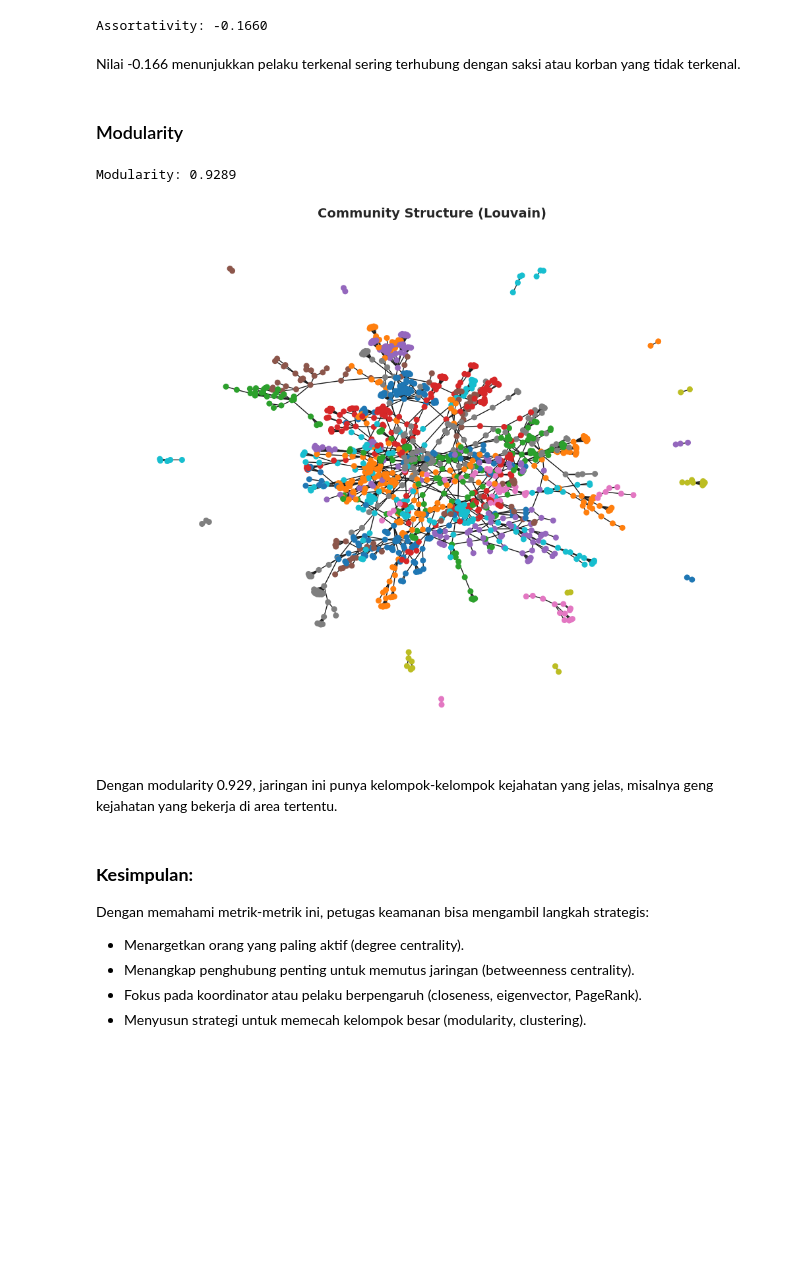
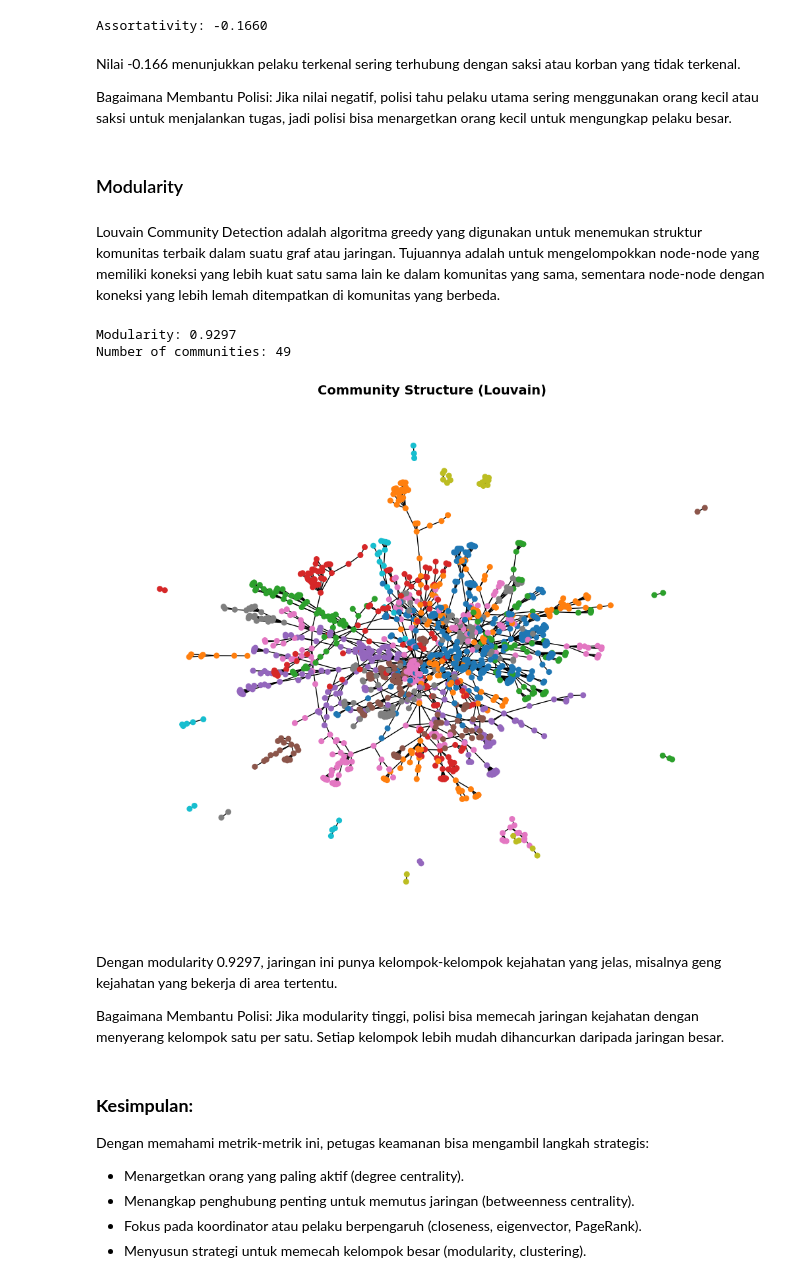
Before and after one commit to clevegiosiaa/network-graph, a Jupyter notebook: 212100125_UAS_Topik_dalam_Big_Data_Analytics.ipynb, the cells around one changed output. Saved outputs shown, nothing was run; the diff lists cells and outputs as text; code cells hidden in the pictures; blank space fills up the shorter version.

```diff
--- a/212100125_UAS_Topik_dalam_Big_Data_Analytics.ipynb
+++ b/212100125_UAS_Topik_dalam_Big_Data_Analytics.ipynb
@@ -446,2 +462,14 @@ Average degree adalah 2.1. Ini artinya rata-rata orang (pelaku, saksi, korban) h
 # %% [markdown]
 ### Clustering Coefficient
+# %%
+import networkx as nx
+
+# Calculate clustering coefficient for each node
+clustering_coefficients = nx.clustering(G)
+
+# Sort nodes by clustering coefficient in descending order
+sorted_clustering_coefficients = sorted(clustering_coefficients.items(), key=lambda item: item[1], reverse=True)
+
+# Print the sorted clustering coefficients
+for node, coefficient in sorted_clustering_coefficients:
+    print(f"Node {node}: {coefficient}")
@@ -447,0 +494,20 @@ Average degree adalah 2.1. Ini artinya rata-rata orang (pelaku, saksi, korban) h
+# %%
+clustering_coefficients = nx.clustering(G)
+node_degrees = dict(G.degree())
+
+# Create a list to store node degree and clustering coefficient pairs
+degree_clustering_data = []
+for node, degree in node_degrees.items():
+    degree_clustering_data.append((degree, clustering_coefficients[node]))
+
+# Separate degrees and clustering coefficients
+degrees, clustering_coeffs = zip(*degree_clustering_data)
+
+
+plt.figure(figsize=(10, 6))
+plt.scatter(degrees, clustering_coeffs, alpha=0.7)
+plt.xlabel("Node Degree")
+plt.ylabel("Clustering Coefficient")
+plt.title("Clustering Coefficient vs. Node Degree")
+plt.grid(True)
+plt.show()
@@ -512,36 +592,48 @@ print(f"Assortativity: {assortativity:.4f}")
 Assortativity: -0.1660
 # %% [markdown]
 Nilai -0.166 menunjukkan pelaku terkenal sering terhubung dengan saksi atau korban yang tidak terkenal.
+
+Bagaimana Membantu Polisi:
+Jika nilai negatif, polisi tahu pelaku utama sering menggunakan orang kecil atau saksi untuk menjalankan tugas, jadi polisi bisa menargetkan orang kecil untuk mengungkap pelaku besar.
 # %% [markdown]
 ### Modularity
+# %% [markdown]
+Louvain Community Detection adalah algoritma greedy yang digunakan untuk menemukan struktur komunitas terbaik dalam suatu graf atau jaringan. Tujuannya adalah untuk mengelompokkan node-node yang memiliki koneksi yang lebih kuat satu sama lain ke dalam komunitas yang sama, sementara node-node dengan koneksi yang lebih lemah ditempatkan di komunitas yang berbeda.
 # %%
 from networkx.algorithms.community import modularity
-from community import community_louvain  # Install python-louvain if necessary
+from community import community_louvain
 
 # Louvain Community Detection
 partition = community_louvain.best_partition(G)
 modularity_score = modularity(G, [set([node for node in partition if partition[node] == community])
                                   for community in set(partition.values())])
 print(f"Modularity: {modularity_score:.4f}")
 
 # Compute the best partition
 partition = community_louvain.best_partition(G)
+num_communities = len(set(partition.values()))
+
+print(f"Number of communities: {num_communities}")
 
 # Assign colors to each community
 colors = [partition[node] for node in G.nodes()]
 
 plt.figure(figsize=(10, 8))
 nx.draw_spring(
     G, node_color=colors, with_labels=False, node_size=30, cmap=plt.cm.tab10
 )
 plt.title("Community Structure (Louvain)", fontsize=14, fontweight='bold')
 plt.tight_layout()
 plt.show()
 # %% [output]
-Modularity: 0.9289
+Modularity: 0.9297
+Number of communities: 49
-[figure, old version]
+[figure, new version]
 # %% [markdown]
-Dengan modularity 0.929, jaringan ini punya kelompok-kelompok kejahatan yang jelas, misalnya geng kejahatan yang bekerja di area tertentu.
+Dengan modularity 0.9297, jaringan ini punya kelompok-kelompok kejahatan yang jelas, misalnya geng kejahatan yang bekerja di area tertentu.
+
+Bagaimana Membantu Polisi:
+Jika modularity tinggi, polisi bisa memecah jaringan kejahatan dengan menyerang kelompok satu per satu. Setiap kelompok lebih mudah dihancurkan daripada jaringan besar.
 # %% [markdown]
 ### **Kesimpulan:**
 
```
Also changed, not shown: parts of 15 cells of this notebook.
